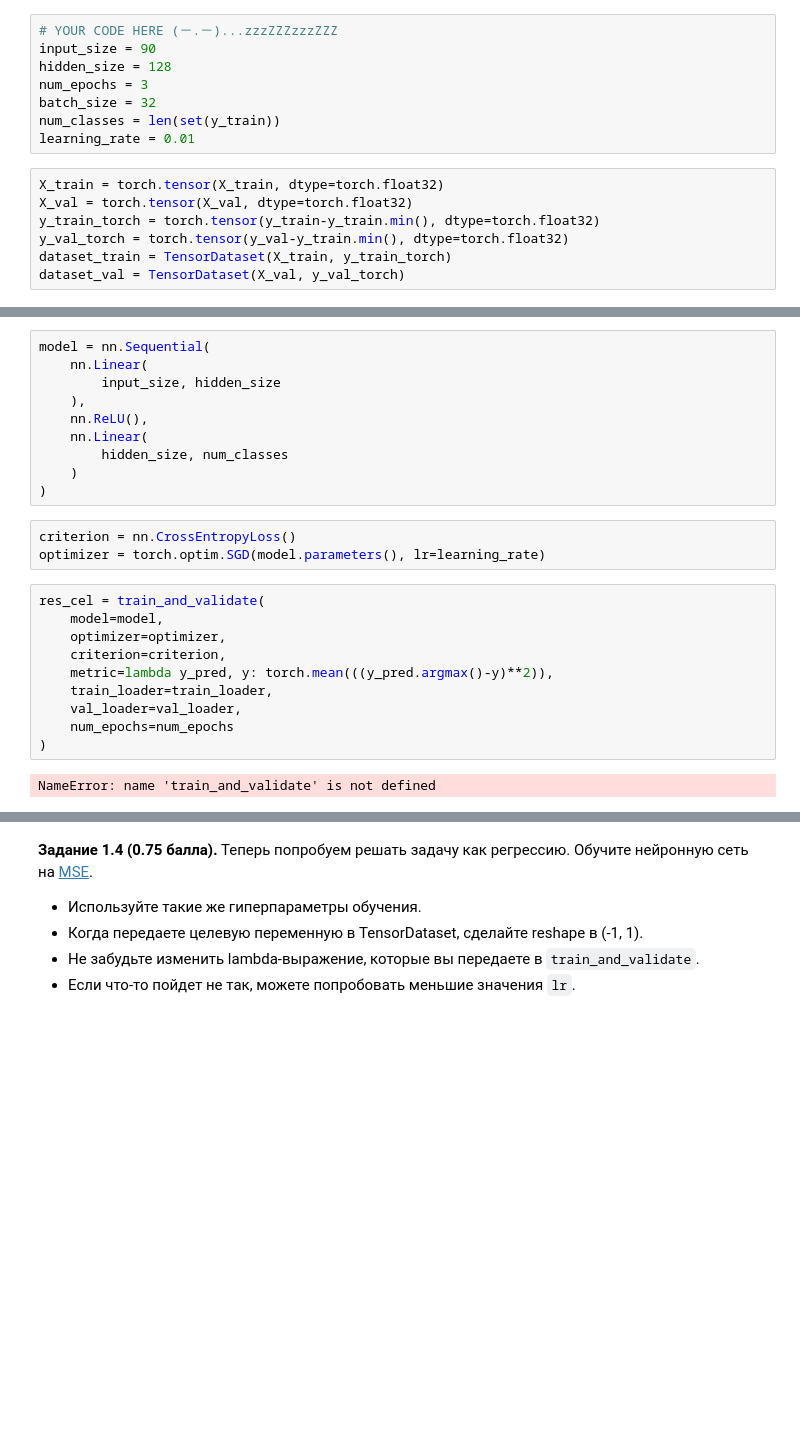
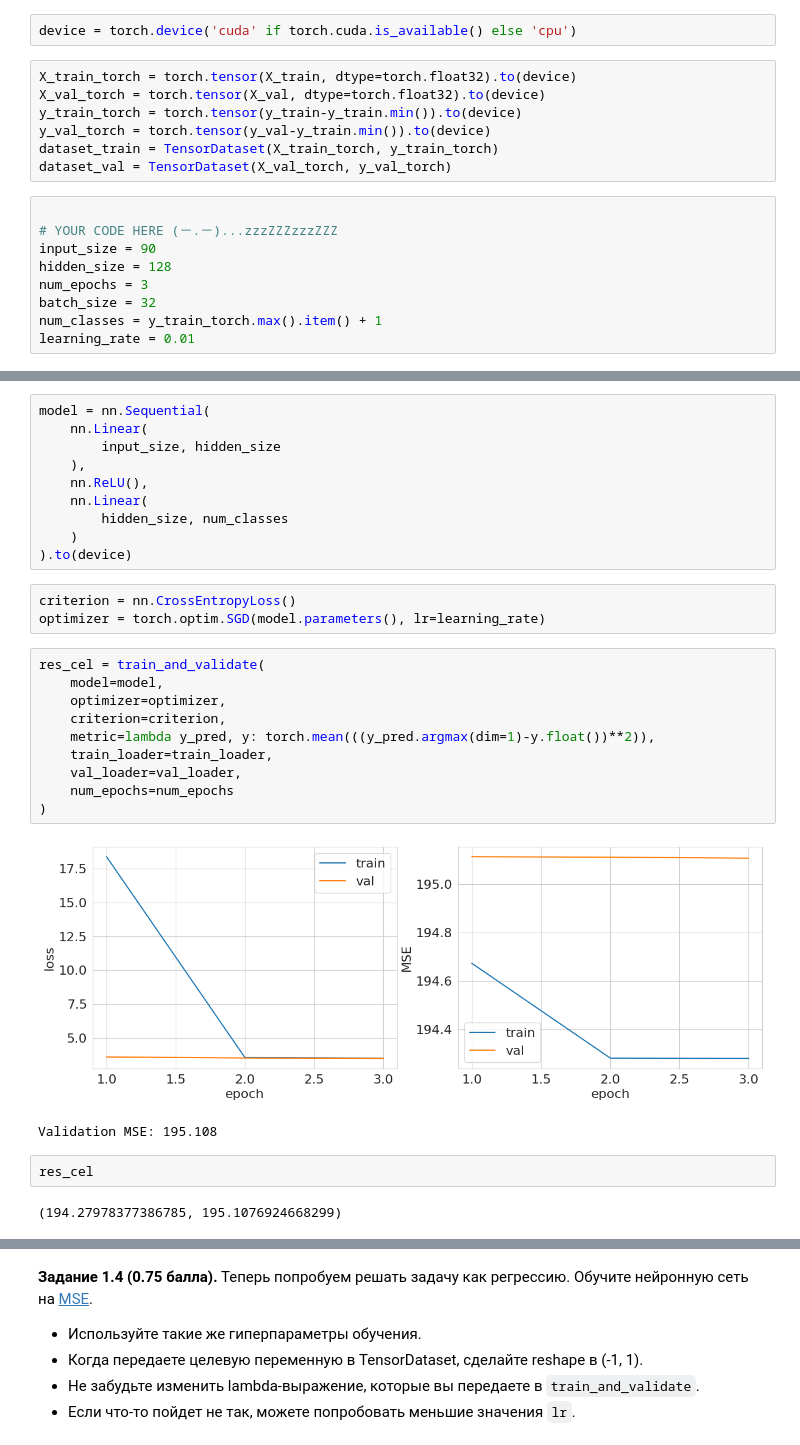
Before and after one commit to MoiseevRoman/dl-course-hse-masters, a Jupyter notebook: homeworks/HW1/HW1_Light.ipynb, the cells around one changed output, grey strips where cells are left out. Cells and saved outputs as stored; diff of their text form; blank space fills up the shorter version.

```diff
--- a/homeworks/HW1/HW1_Light.ipynb
+++ b/homeworks/HW1/HW1_Light.ipynb
@@ -287,20 +299,23 @@ def train_and_validate(
 
 $^1$ **Логит** &mdash; выход последнего линейного слоя, может принимать любые вещественные значения. Если применить Softmax к логитам, то получатся вероятности распределения классов.
 # %%
-# YOUR CODE HERE (－.－)...zzzZZZzzzZZZ
-input_size = 90
-hidden_size = 128
-num_epochs = 3
-batch_size = 32
-num_classes = len(set(y_train))
-learning_rate = 0.01
+device = torch.device('cuda' if torch.cuda.is_available() else 'cpu')
 # %%
-X_train = torch.tensor(X_train, dtype=torch.float32)
-X_val = torch.tensor(X_val, dtype=torch.float32)
-y_train_torch = torch.tensor(y_train-y_train.min(), dtype=torch.float32)
-y_val_torch = torch.tensor(y_val-y_train.min(), dtype=torch.float32)
-dataset_train = TensorDataset(X_train, y_train_torch)
-dataset_val = TensorDataset(X_val, y_val_torch)
+X_train_torch = torch.tensor(X_train, dtype=torch.float32).to(device)
+X_val_torch = torch.tensor(X_val, dtype=torch.float32).to(device)
+y_train_torch = torch.tensor(y_train-y_train.min()).to(device)
+y_val_torch = torch.tensor(y_val-y_train.min()).to(device)
+dataset_train = TensorDataset(X_train_torch, y_train_torch)
+dataset_val = TensorDataset(X_val_torch, y_val_torch)
+# %%
+
+# YOUR CODE HERE (－.－)...zzzZZZzzzZZZ
+input_size = 90
+hidden_size = 128
+num_epochs = 3
+batch_size = 32
+num_classes = y_train_torch.max().item() + 1
+learning_rate = 0.01
 # %%
 train_loader = torch.utils.data.DataLoader(dataset=dataset_train,
                                            batch_size=batch_size,
@@ -318,22 +333,27 @@ model = nn.Sequential(
     nn.Linear(
         hidden_size, num_classes
     )
-)
+).to(device)
 # %%
 criterion = nn.CrossEntropyLoss()
 optimizer = torch.optim.SGD(model.parameters(), lr=learning_rate)
 # %%
 res_cel = train_and_validate(
     model=model,
     optimizer=optimizer,
     criterion=criterion,
-    metric=lambda y_pred, y: torch.mean(((y_pred.argmax()-y)**2)),
+    metric=lambda y_pred, y: torch.mean(((y_pred.argmax(dim=1)-y.float())**2)),
     train_loader=train_loader,
     val_loader=val_loader,
     num_epochs=num_epochs
 )
 # %% [output]
+[figure, added]
-NameError: name 'train_and_validate' is not defined
+Validation MSE: 195.108
+# %%
+res_cel
+# %% [output]
+(194.27978377386785, 195.1076924668299)
 # %% [markdown]
 **Задание 1.3 (0.5 балла).** Прокомментируйте ваши наблюдения. Удалось ли побить бейзлайн? Как вы думаете, хорошая ли идея учить классификатор для этой задачи? Почему?
 
```
Also changed, not shown: parts of 26 cells of this notebook.
